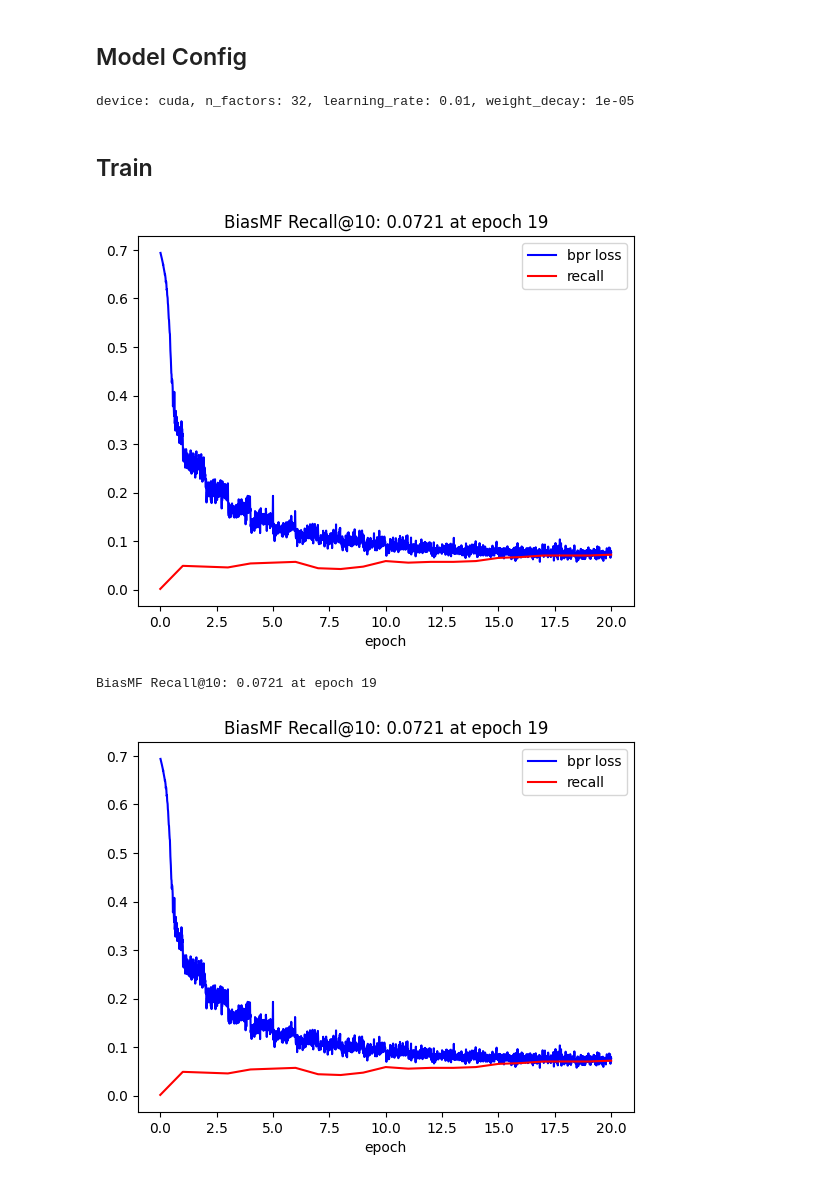
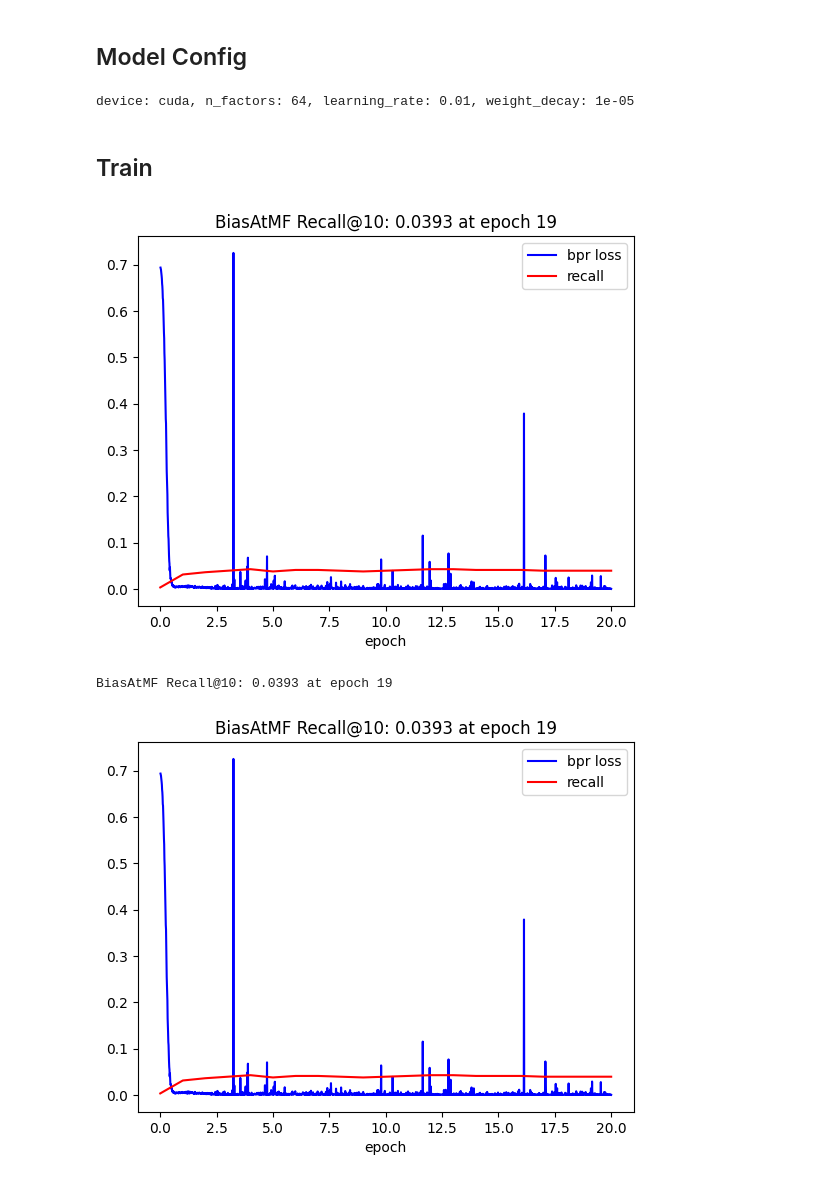
Before and after one commit to donglinkang2021/LKGCN, a Jupyter notebook: new_model_BPR.ipynb, the cells around one changed output. Cells and saved outputs as stored; diff of their text form; code cells hidden in the pictures.

```diff
--- a/new_model_BPR.ipynb
+++ b/new_model_BPR.ipynb
@@ -16,11 +16,11 @@ len(train_loader)
 # %% [markdown]
 ## Model Config
 # %%
-from gcn.models import BiasMF
+from gcn.attention import BiasAtMF
 from gcn.loss import BPRLoss
 device = "cuda" if torch.cuda.is_available() else "cpu"
-n_factors = 32
-model = BiasMF(num_users, num_items, n_factors)
+n_factors = 64
+model = BiasAtMF(num_users, num_items, n_factors)
 model.to(device)
 learning_rate, weight_decay = 0.01, 1e-5
 optimizer = torch.optim.Adam(model.parameters(), lr = learning_rate, weight_decay=weight_decay)
@@ -28,7 +28,7 @@ scheduler = torch.optim.lr_scheduler.CosineAnnealingLR(optimizer, T_max=20)
 loss_fn = BPRLoss()
 print(f"device: {device}, n_factors: {n_factors}, learning_rate: {learning_rate}, weight_decay: {weight_decay}")
 # %% [output]
-device: cuda, n_factors: 32, learning_rate: 0.01, weight_decay: 1e-05
+device: cuda, n_factors: 64, learning_rate: 0.01, weight_decay: 1e-05
 # %% [markdown]
 ## Train
 # %%
@@ -72,48 +72,48 @@ for epoch in range(num_epochs):
         train_epoch_perc.append((batch+1)/ len(train_loader) + epoch)
         train_loss.append(loss.item())
         print(f'step:{batch+1}/{len(train_loader)} epoch:{epoch}/{num_epochs} loss:{train_loss[-1]}')
 
 
     with torch.no_grad():
         recall = evaluate_ranking(
             model,
             test_candidates,
             train_candidates,
             num_users,
             num_items,
             top_k = topk
         )
         recall_list.append(recall)
         epoch_list.append(epoch+1)
 
 
     scheduler.step()
 
     ani.clear()
     ani.ax.plot(train_epoch_perc, train_loss, color='b', label='bpr loss')
     ani.ax.plot(epoch_list, recall_list, color='r', label='recall')
     ani.ax.set_xlabel('epoch')
     ani.ax.legend()
-    ani.ax.set_title(f'BiasMF Recall@{topk}: {recall_list[-1]:.4f} at epoch {epoch}')
+    ani.ax.set_title(f'BiasAtMF Recall@{topk}: {recall_list[-1]:.4f} at epoch {epoch}')
     ani.render()
 
-    print(f'BiasMF Recall@{topk}: {recall_list[-1]:.4f} at epoch {epoch}')
+    print(f'BiasAtMF Recall@{topk}: {recall_list[-1]:.4f} at epoch {epoch}')
 
 ani.close()
 # %% [output]
-[figure, old version]
+[figure, new version]
-BiasMF Recall@10: 0.0721 at epoch 19
+BiasAtMF Recall@10: 0.0393 at epoch 19
 # %%
 import matplotlib.pyplot as plt
 plt.plot(train_epoch_perc, train_loss, color='b', label='bpr loss')
 plt.plot(epoch_list, recall_list, color='r', label='recall')
 plt.xlabel("epoch")
 plt.legend()
-plt.title(f'BiasMF Recall@{topk}: {recall_list[-1]:.4f} at epoch {epoch}')
-plt.savefig(f'./images/BiasMF Embed_dim: {n_factors} Recall@{topk}: {recall_list[-1]:.4f} at epoch {epoch}.png')
+plt.title(f'BiasAtMF Recall@{topk}: {recall_list[-1]:.4f} at epoch {epoch}')
+plt.savefig(f'./images/BiasAtMF Embed_dim: {n_factors} Recall@{topk}: {recall_list[-1]:.4f} at epoch {epoch}.png')
 plt.show()
 # %% [output]
-[figure, old version]
+[figure, new version]
 # %%
 recall_list
 # %% [output]
```
Also changed, not shown: parts of 2 cells of this notebook, 15 other files.
